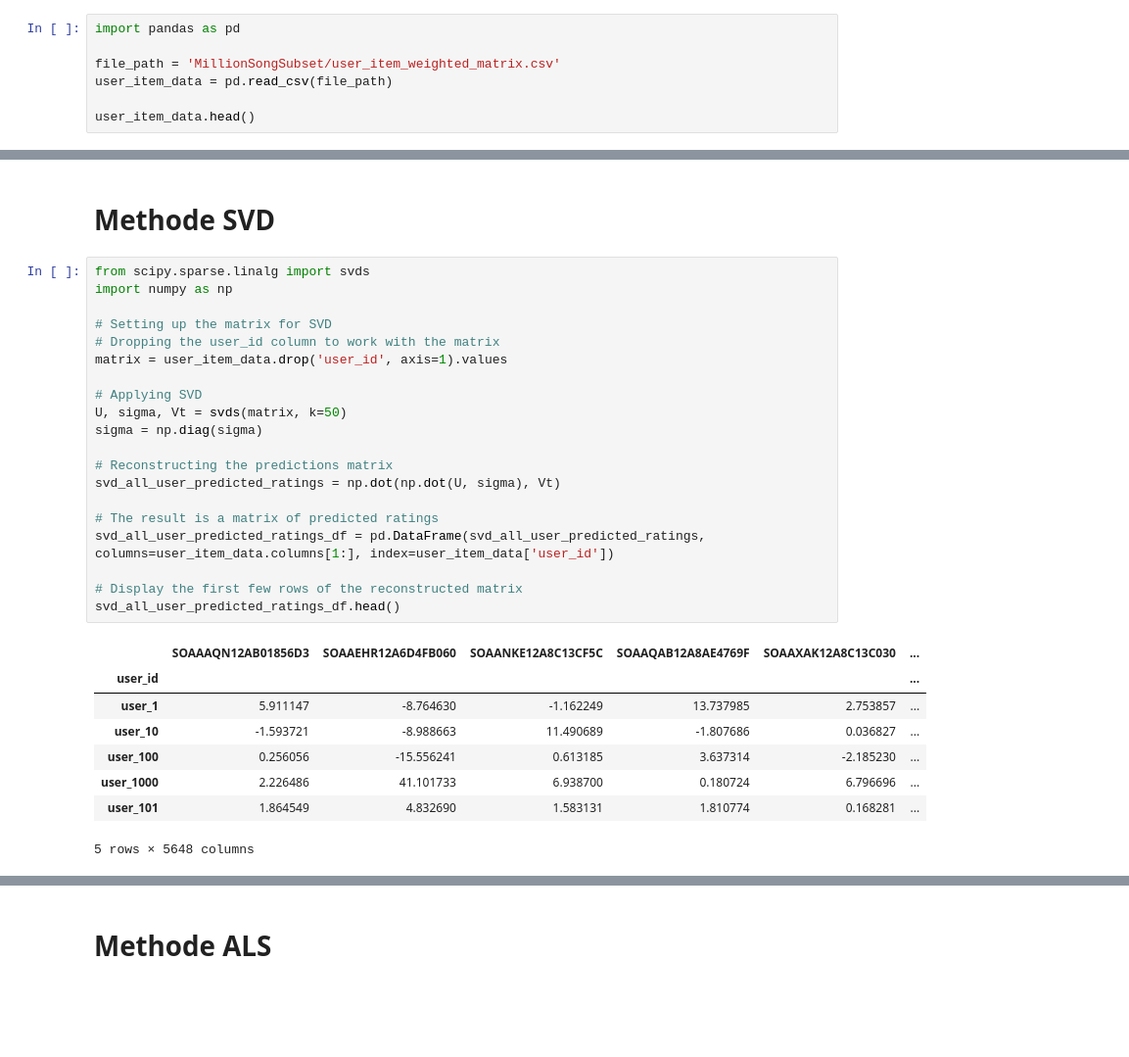
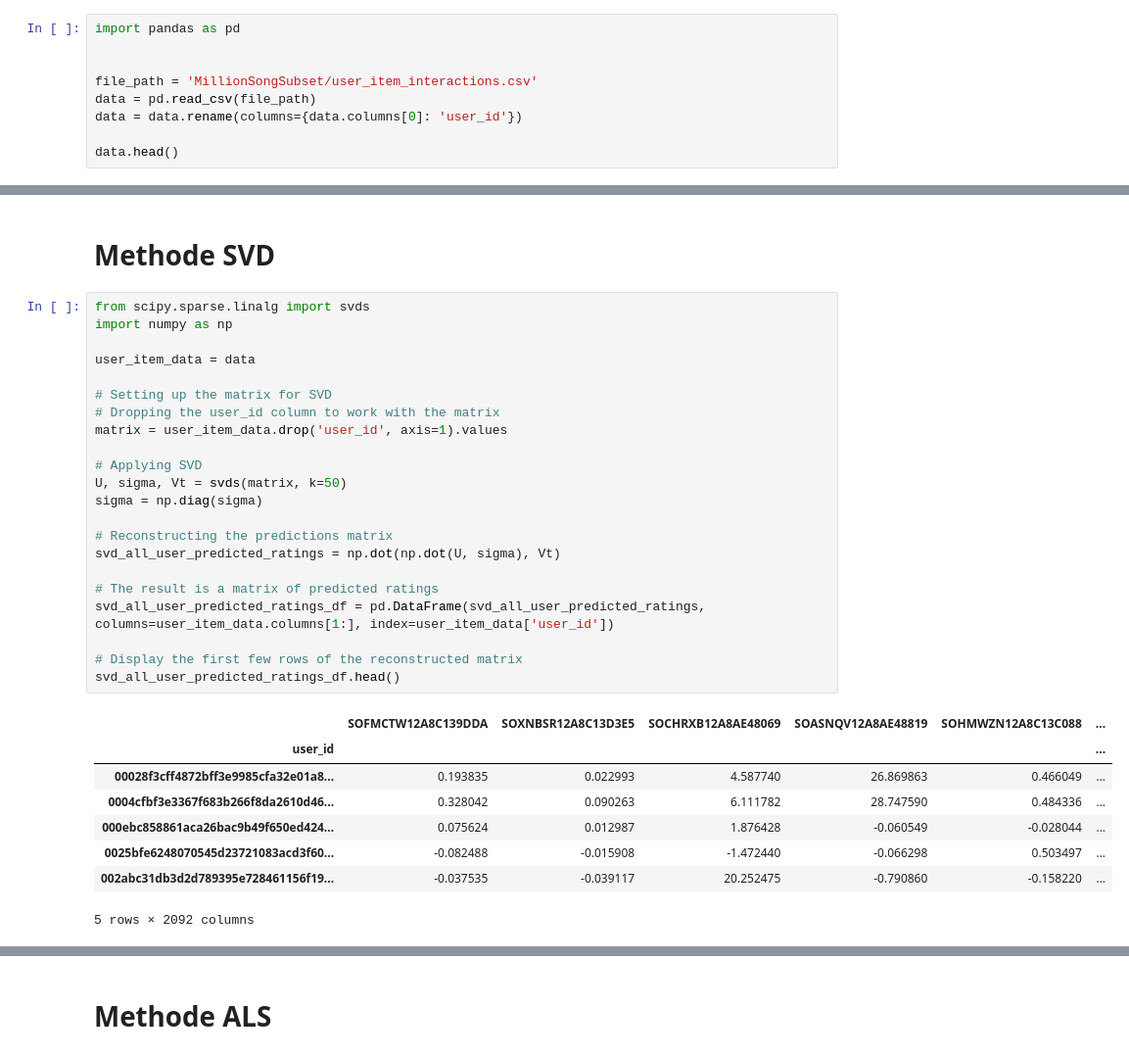
Before and after one commit to Ashenbark/Signal_MSD, a Jupyter notebook: MethodesSimples.ipynb, the cells around one changed output, grey strips where cells are left out. Shown at 98% size. Drawn from its saved outputs; the diff is of its cells as text; blank space fills up the shorter version.

```diff
--- a/MethodesSimples.ipynb
+++ b/MethodesSimples.ipynb
@@ -5,8 +5,10 @@
 # %%
 import pandas as pd
 
-file_path = 'MillionSongSubset/user_item_weighted_matrix.csv'
-user_item_data = pd.read_csv(file_path)
 
-user_item_data.head()
+file_path = 'MillionSongSubset/user_item_interactions.csv'
+data = pd.read_csv(file_path)
+data = data.rename(columns={data.columns[0]: 'user_id'})
+
+data.head()
 # %% [output]
@@ -77,32 +81,34 @@ def calculate_ndcg(recommended_items, relevance, k):
 # %%
 from scipy.sparse.linalg import svds
 import numpy as np
+
+user_item_data = data
 
 # Setting up the matrix for SVD
 # Dropping the user_id column to work with the matrix
 matrix = user_item_data.drop('user_id', axis=1).values
 
 # Applying SVD
 U, sigma, Vt = svds(matrix, k=50)
 sigma = np.diag(sigma)
 
 # Reconstructing the predictions matrix
 svd_all_user_predicted_ratings = np.dot(np.dot(U, sigma), Vt)
 
 # The result is a matrix of predicted ratings
 svd_all_user_predicted_ratings_df = pd.DataFrame(svd_all_user_predicted_ratings, columns=user_item_data.columns[1:], index=user_item_data['user_id'])
 
 # Display the first few rows of the reconstructed matrix
 svd_all_user_predicted_ratings_df.head()
 # %% [output]
-|  | SOAAAQN12AB01856D3 | SOAAEHR12A6D4FB060 | SOAANKE12A8C13CF5C | SOAAQAB12A8AE4769F | SOAAXAK12A8C13C030 | ... |
+|  | SOFMCTW12A8C139DDA | SOXNBSR12A8C13D3E5 | SOCHRXB12A8AE48069 | SOASNQV12A8AE48819 | SOHMWZN12A8C13C088 | ... |
 | user_id |  |  |  |  |  | ... |
-| user_1 | 5.911147 | -8.764630 | -1.162249 | 13.737985 | 2.753857 | ... |
-| user_10 | -1.593721 | -8.988663 | 11.490689 | -1.807686 | 0.036827 | ... |
-| user_100 | 0.256056 | -15.556241 | 0.613185 | 3.637314 | -2.185230 | ... |
-| user_1000 | 2.226486 | 41.101733 | 6.938700 | 0.180724 | 6.796696 | ... |
-| user_101 | 1.864549 | 4.832690 | 1.583131 | 1.810774 | 0.168281 | ... |
+| 00028f3cff4872bff3e9985cfa32e01a8... | 0.193835 | 0.022993 | 4.587740 | 26.869863 | 0.466049 | ... |
+| 0004cfbf3e3367f683b266f8da2610d46... | 0.328042 | 0.090263 | 6.111782 | 28.747590 | 0.484336 | ... |
+| 000ebc858861aca26bac9b49f650ed424... | 0.075624 | 0.012987 | 1.876428 | -0.060549 | -0.028044 | ... |
+| 0025bfe6248070545d23721083acd3f60... | -0.082488 | -0.015908 | -1.472440 | -0.066298 | 0.503497 | ... |
+| 002abc31db3d2d789395e728461156f19... | -0.037535 | -0.039117 | 20.252475 | -0.790860 | -0.158220 | ... |
-5 rows × 5648 columns
+5 rows × 2092 columns
 # %%
 def recommend_items(user_id, original_matrix, predictions_matrix, num_recommendations=5):
     # Get and sort the user's predictions
```
Also changed, not shown: parts of 8 cells of this notebook, 2 other files.
